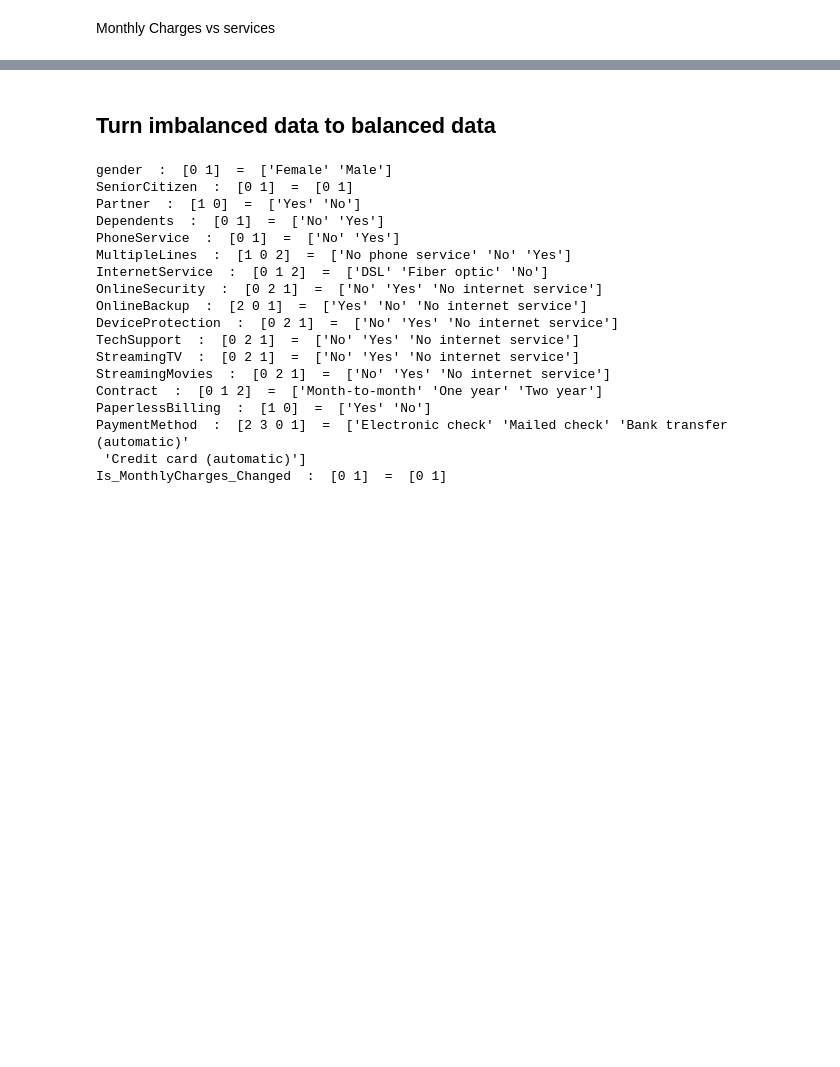
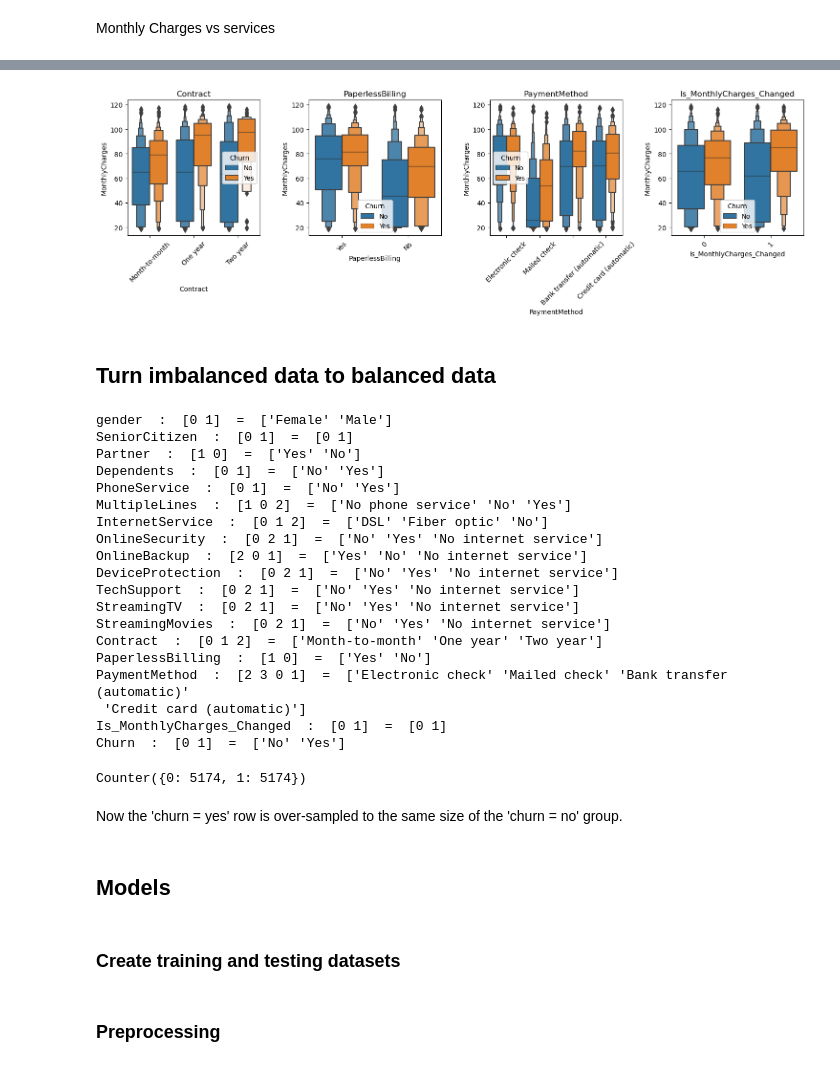
Before and after one commit to Lavinialau/Telecom-churn, a Jupyter notebook: 01_code/0_summary.ipynb, the cells around one changed output, grey strips where cells are left out. Cells and saved outputs as stored; diff of their text form; code cells hidden in the pictures; blank space fills up the shorter version.

```diff
--- a/01_code/0_summary.ipynb
+++ b/01_code/0_summary.ipynb
@@ -302,11 +303,16 @@ plot_charges(var_charges, 4, 3, 15)
+# %%
+plot_charges(var_account_cat, 1, 4, 5, 45)
+# %% [output]
+[figure, added]
 # %% [markdown]
 ## Turn imbalanced data to balanced data
 # %%
 # encode categorical data
+# Need numeric data for resampling
 # PS: Use label encoder when there is no order within the categorical data
 category_encoder = LabelEncoder()
 
-var_cat = var_demo + var_service + var_account_cat
+var_cat = var_demo + var_service + var_account_cat + ['Churn']
 for i in var_cat:
     org[i] = category_encoder.fit_transform(org[i])
     print(i,' : ',org[i].unique(),' = ', category_encoder.inverse_transform(org[i].unique()))
@@ -329,11 +335,24 @@ PaperlessBilling  :  [1 0]  =  ['Yes' 'No']
 PaymentMethod  :  [2 3 0 1]  =  ['Electronic check' 'Mailed check' 'Bank transfer (automatic)'
  'Credit card (automatic)']
 Is_MonthlyCharges_Changed  :  [0 1]  =  [0 1]
+Churn  :  [0 1]  =  ['No' 'Yes']
 # %%
-# sampling_strategy = 1 means over sample the minority to 100% of majority
+# resampling
+# PS: sampling_strategy = 1 means over sample the minority to 100% of majority
 
 over_sampler = SMOTE(sampling_strategy=1, random_state=0)
 
 # seperate X and y from original dataset
 X = org.copy()
 y = X.pop('Churn')
+
+X, y = over_sampler.fit_resample(X, y)
+Counter(y)
+# %% [output]
+Counter({0: 5174, 1: 5174})
+# %% [markdown]
+Now the 'churn = yes' row is over-sampled to the same size of the 'churn = no' group.
+# %% [markdown]
+## Models
+# %% [markdown]
+### Create training and testing datasets
@@ -339,0 +362,2 @@ y = X.pop('Churn')
+# %% [markdown]
+### Preprocessing
```
Also changed, not shown: parts of 15 cells of this notebook.
